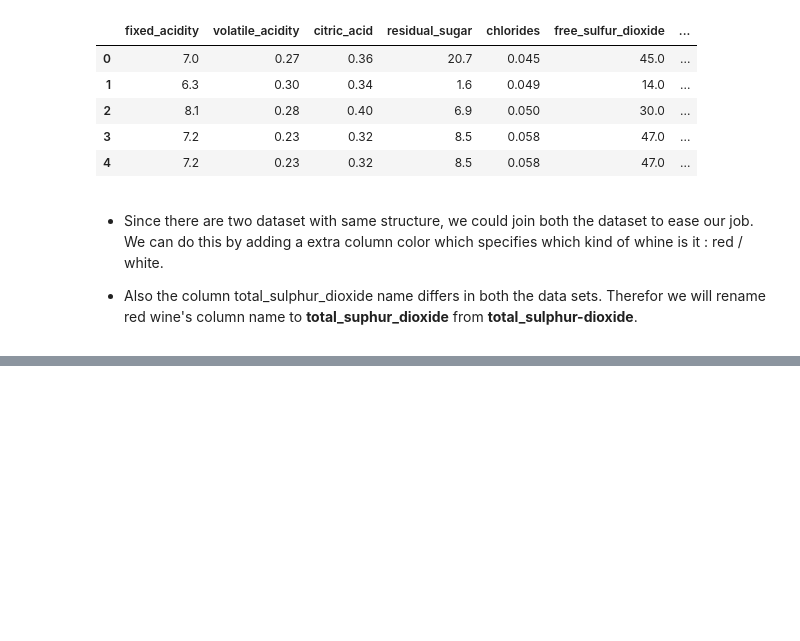
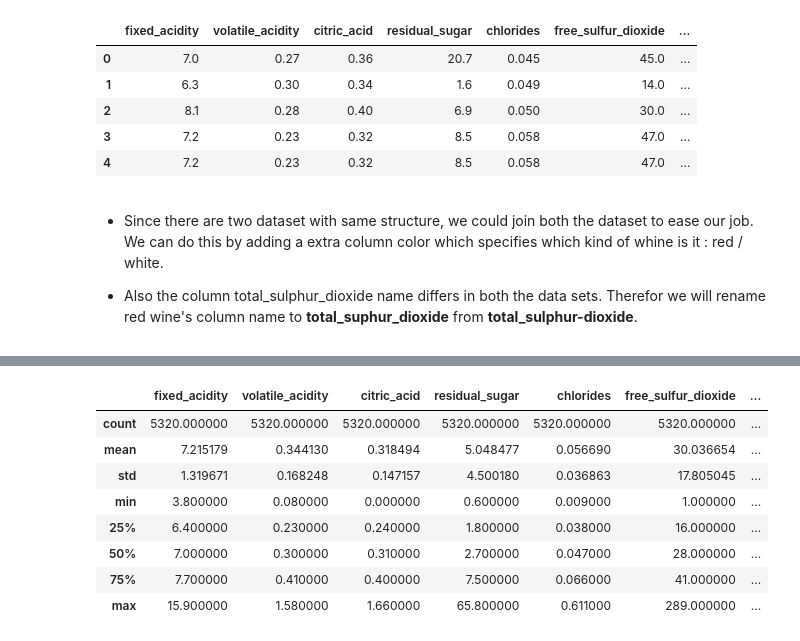
Before and after one commit to 0xNILADRI/wine_quality, a Jupyter notebook: wine_quality.ipynb, the cells around one changed output, grey strips where cells are left out. Saved outputs shown, nothing was run; the diff lists cells and outputs as text; code cells hidden in the pictures; blank space fills up the shorter version.

```diff
--- a/wine_quality.ipynb
+++ b/wine_quality.ipynb
@@ -88,0 +141,13 @@ data_wine.shape
+# %%
+# check data
+data_wine.describe()
+# %% [output]
+|  | fixed_acidity | volatile_acidity | citric_acid | residual_sugar | chlorides | free_sulfur_dioxide | ... |
+| count | 5320.000000 | 5320.000000 | 5320.000000 | 5320.000000 | 5320.000000 | 5320.000000 | ... |
+| mean | 7.215179 | 0.344130 | 0.318494 | 5.048477 | 0.056690 | 30.036654 | ... |
+| std | 1.319671 | 0.168248 | 0.147157 | 4.500180 | 0.036863 | 17.805045 | ... |
+| min | 3.800000 | 0.080000 | 0.000000 | 0.600000 | 0.009000 | 1.000000 | ... |
+| 25% | 6.400000 | 0.230000 | 0.240000 | 1.800000 | 0.038000 | 16.000000 | ... |
+| 50% | 7.000000 | 0.300000 | 0.310000 | 2.700000 | 0.047000 | 28.000000 | ... |
+| 75% | 7.700000 | 0.410000 | 0.400000 | 7.500000 | 0.066000 | 41.000000 | ... |
+| max | 15.900000 | 1.580000 | 1.660000 | 65.800000 | 0.611000 | 289.000000 | ... |
```
Also changed, not shown: parts of 14 cells of this notebook.
